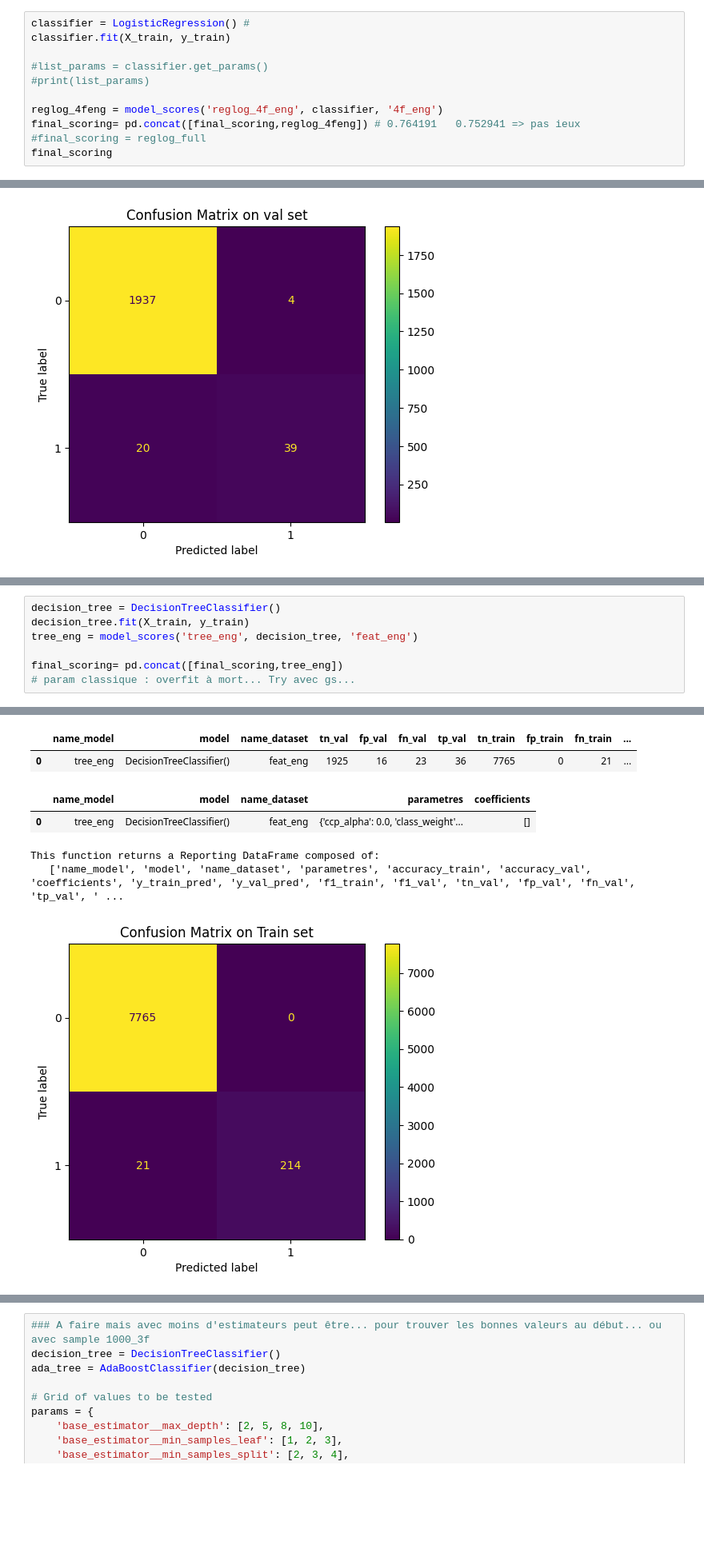
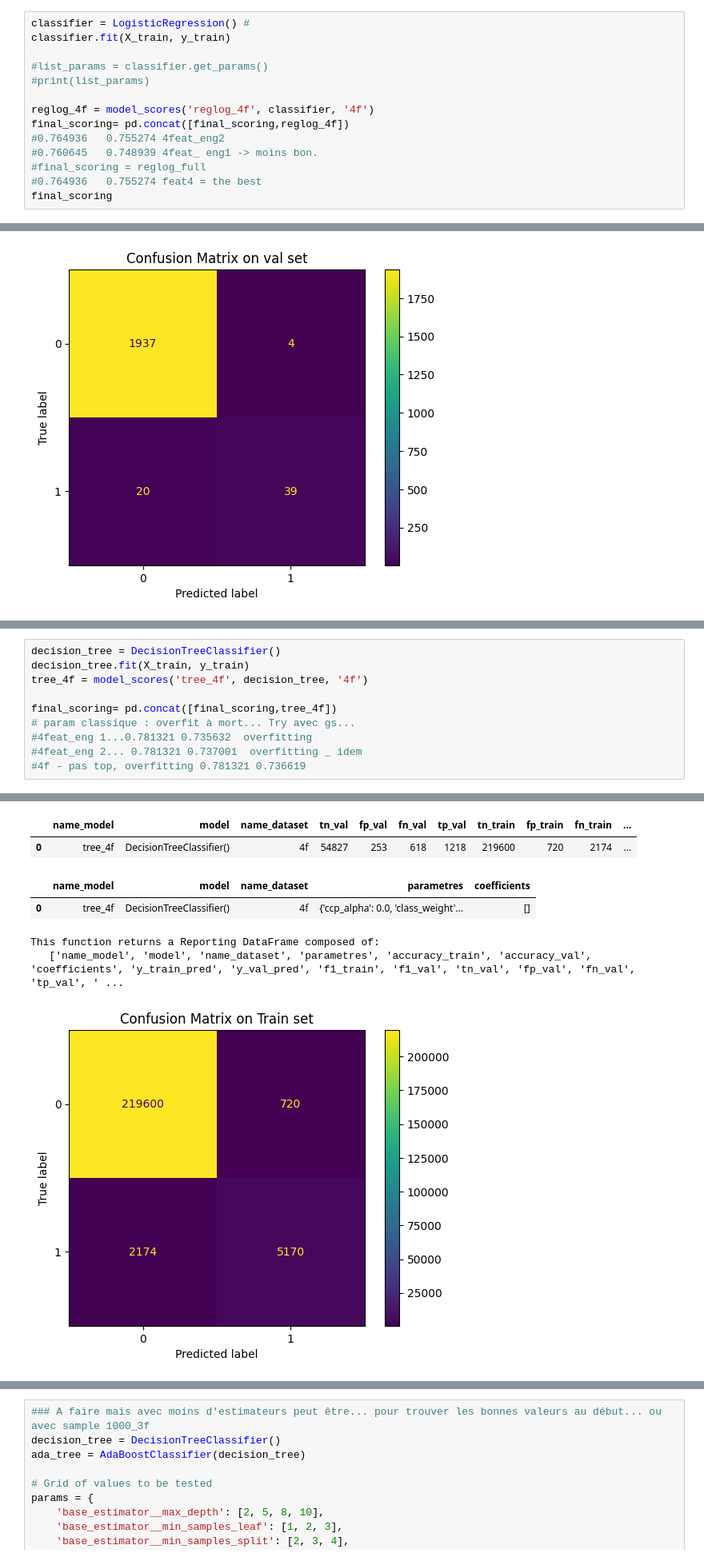
Before and after one commit to kumquat42/202311_jedha_Bloc3_ML_challenge, a Jupyter notebook: 202311_jedha_bloc3_ML_challenge.ipynb, the cells around one changed output, grey strips where cells are left out. Shown at 80% size. Drawn from its saved outputs; the diff is of its cells as text; blank space fills up the shorter version.

```diff
--- a/202311_jedha_bloc3_ML_challenge.ipynb
+++ b/202311_jedha_bloc3_ML_challenge.ipynb
@@ -963,9 +1024,12 @@ classifier.fit(X_train, y_train)
 #list_params = classifier.get_params()
 #print(list_params)
 
-reglog_4feng = model_scores('reglog_4f_eng', classifier, '4f_eng')
-final_scoring= pd.concat([final_scoring,reglog_4feng]) # 0.764191	0.752941 => pas ieux
+reglog_4f = model_scores('reglog_4f', classifier, '4f')
+final_scoring= pd.concat([final_scoring,reglog_4f])
+#0.764936	0.755274 4feat_eng2
+#0.760645	0.748939 4feat_ eng1 -> moins bon.
 #final_scoring = reglog_full
+#0.764936	0.755274 feat4 = the best
 final_scoring
 # %% [output]
 classification report train
@@ -1227,10 +1291,13 @@ final_scoring
 # %%
 decision_tree = DecisionTreeClassifier()
 decision_tree.fit(X_train, y_train)
-tree_eng = model_scores('tree_eng', decision_tree, 'feat_eng')
+tree_4f = model_scores('tree_4f', decision_tree, '4f')
 
-final_scoring= pd.concat([final_scoring,tree_eng])
+final_scoring= pd.concat([final_scoring,tree_4f])
 # param classique : overfit à mort... Try avec gs...
+#4feat_eng 1...0.781321	0.735632  overfitting
+#4feat_eng 2...	0.781321 0.737001  overfitting _ idem
+#4f - pas top, overfitting 0.781321	0.736619
 # %% [output]
 classification report train
               precision    recall  f1-score   support
@@ -1258,7 +1325,7 @@ FigureCanvasAgg is non-interactive, and thus cannot be shown
 |  | name_model | model | name_dataset | tn_val | fp_val | fn_val | tp_val | tn_train | fp_train | fn_train | ... |
-| 0 | tree_eng | DecisionTreeClassifier() | feat_eng | 1925 | 16 | 23 | 36 | 7765 | 0 | 21 | ... |
+| 0 | tree_4f | DecisionTreeClassifier() | 4f | 54827 | 253 | 618 | 1218 | 219600 | 720 | 2174 | ... |
 |  | name_model | model | name_dataset | parametres | coefficients |
-| 0 | tree_eng | DecisionTreeClassifier() | feat_eng | {'ccp_alpha': 0.0, 'class_weight'... | [] |
+| 0 | tree_4f | DecisionTreeClassifier() | 4f | {'ccp_alpha': 0.0, 'class_weight'... | [] |
 This function returns a Reporting DataFrame composed of:
    ['name_model', 'model', 'name_dataset', 'parametres', 'accuracy_train', 'accuracy_val', 'coefficients', 'y_train_pred', 'y_val_pred', 'f1_train', 'f1_val', 'tn_val', 'fp_val', 'fn_val', 'tp_val', ' ...
-[figure, old version]
+[figure, new version]
```
Also changed, not shown: parts of 14 cells of this notebook, 2 other files.
